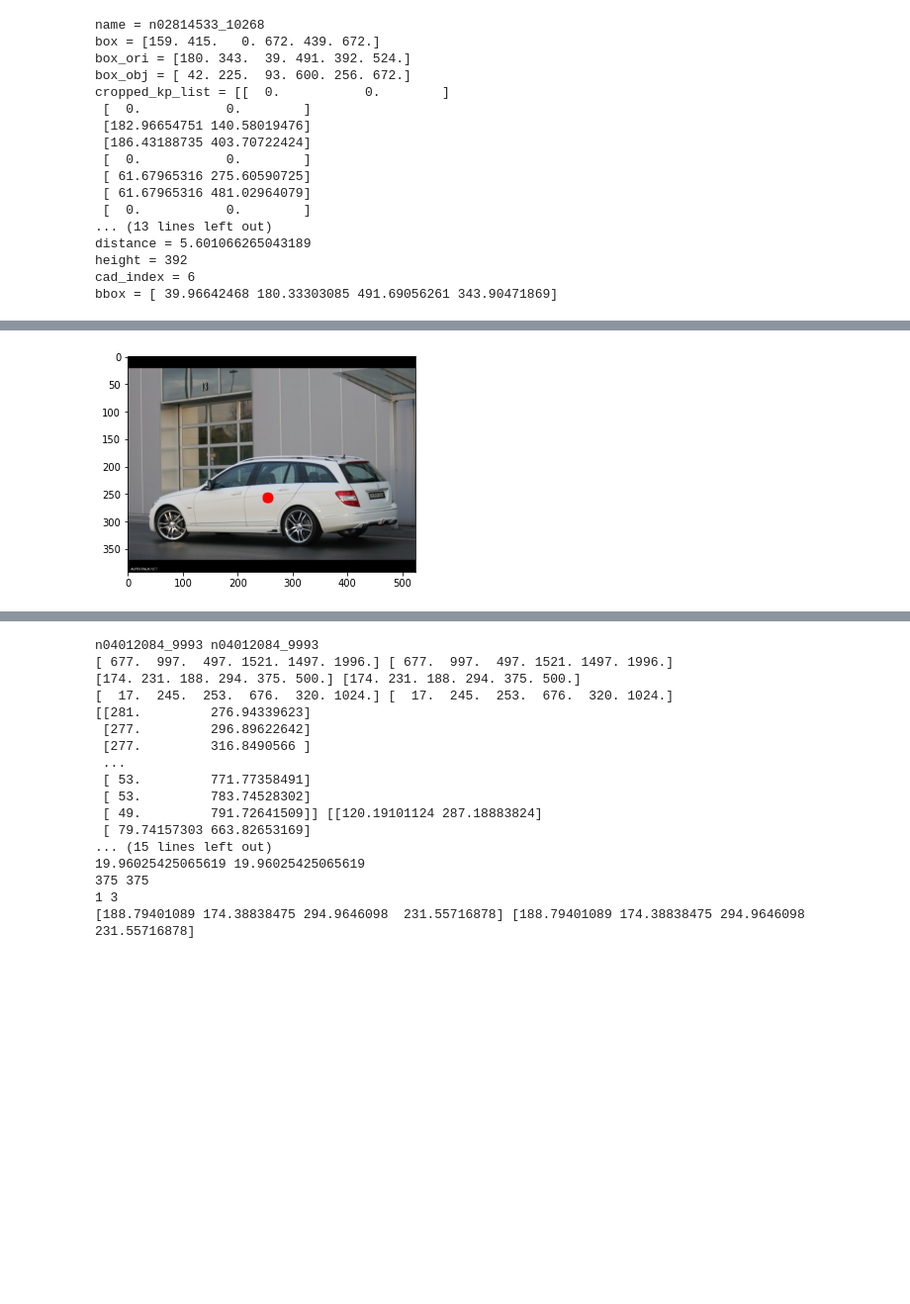
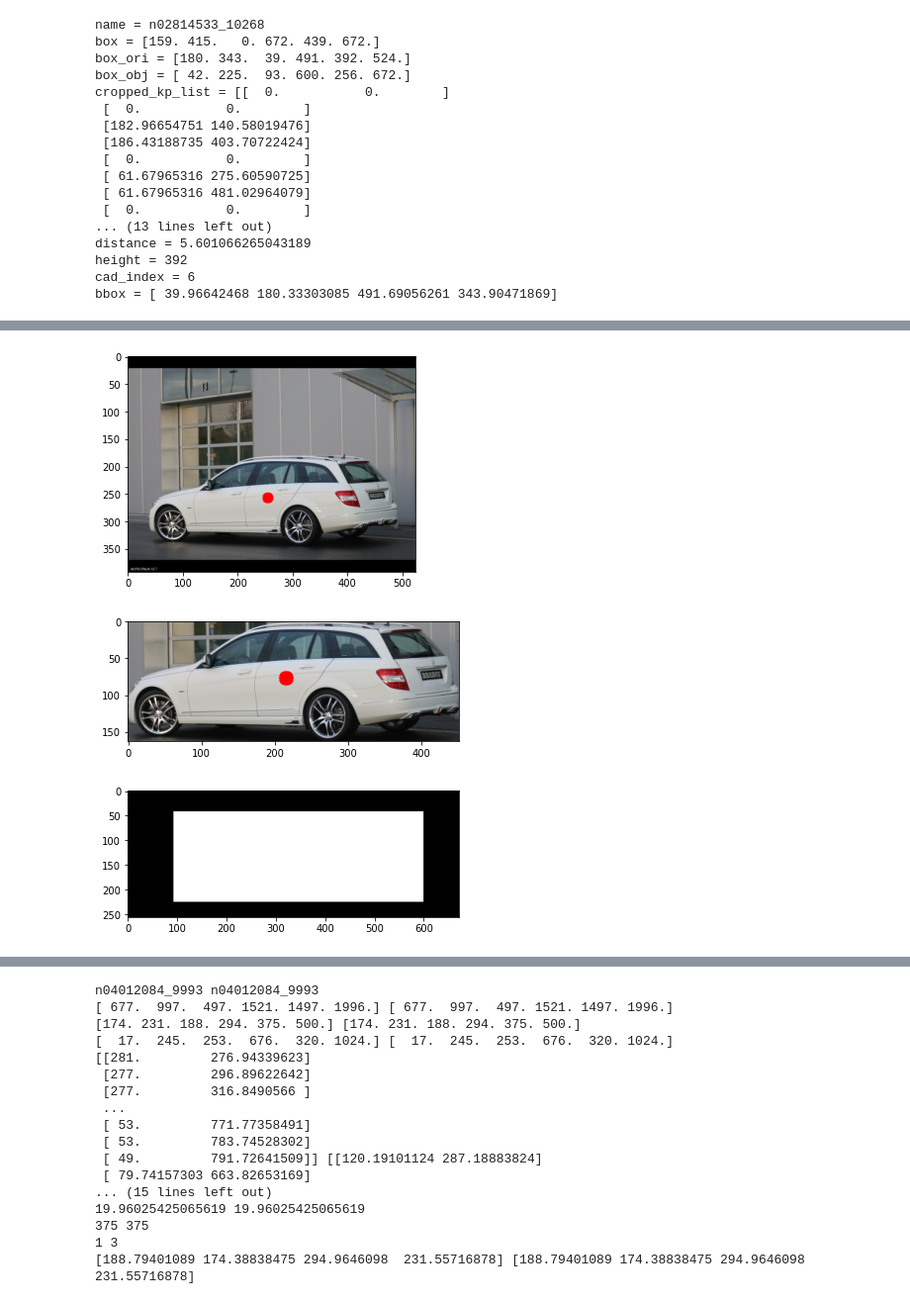
Before and after one commit to gkouros/NeMo, a Jupyter notebook: notebooks/dataloading_experiments.ipynb, the cells around one changed output, grey strips where cells are left out. Shown: that part at 99% size. Drawn from its saved outputs; the diff is of its cells as text; code cells hidden in the pictures; blank space fills up the shorter version.

```diff
--- a/notebooks/dataloading_experiments.ipynb
+++ b/notebooks/dataloading_experiments.ipynb
@@ -197,10 +213,18 @@ print(box,'\n', box_ori,'\n', box_obj)
 # %%
 img = cv2.imread('/media/gkouros/Elements SE/Datasets/pascal3d/PASCAL3D+_release1.1/Images/car_imagenet/n02814533_10268.JPEG', -1)
 cv2.circle(img=img, center=np.array(annos_file['principal'], dtype=int), radius=10, color=(0,0,255), thickness=-1)
 plt.imshow(cv2.cvtColor(img, cv2.COLOR_BGR2RGB)); plt.show()
-# plt.imshow(cv2.cvtColor(box.apply(img), cv2.COLOR_BGR2RGB)); plt.show()
-# plt.imshow(cv2.cvtColor(box_ori.apply(img), cv2.COLOR_BGR2RGB)); plt.show()
-# plt.imshow(cv2.cvtColor(box_obj.apply(img), cv2.COLOR_BGR2RGB)); plt.show()
+# img2 = box.apply(img)
+# plt.imshow(cv2.cvtColor(img2, cv2.COLOR_BGR2RGB)); plt.show()
+img3 = box_ori.apply(img)
+plt.imshow(cv2.cvtColor(img3, cv2.COLOR_BGR2RGB)); plt.show()
+# img4 = box_obj.apply(img)
+# plt.imshow(cv2.cvtColor(img4, cv2.COLOR_BGR2RGB)); plt.show()
+obj_mask = np.zeros(box_obj.boundary, dtype=np.float32)
+box_obj.assign(obj_mask, 1)
+plt.imshow(cv2.cvtColor(obj_mask, cv2.COLOR_BGR2RGB)); plt.show()
 # %% [output]
 [figure]
+[figure, added]
+[figure, added]
 # %%
```
Also changed, not shown: parts of 12 cells of this notebook.
